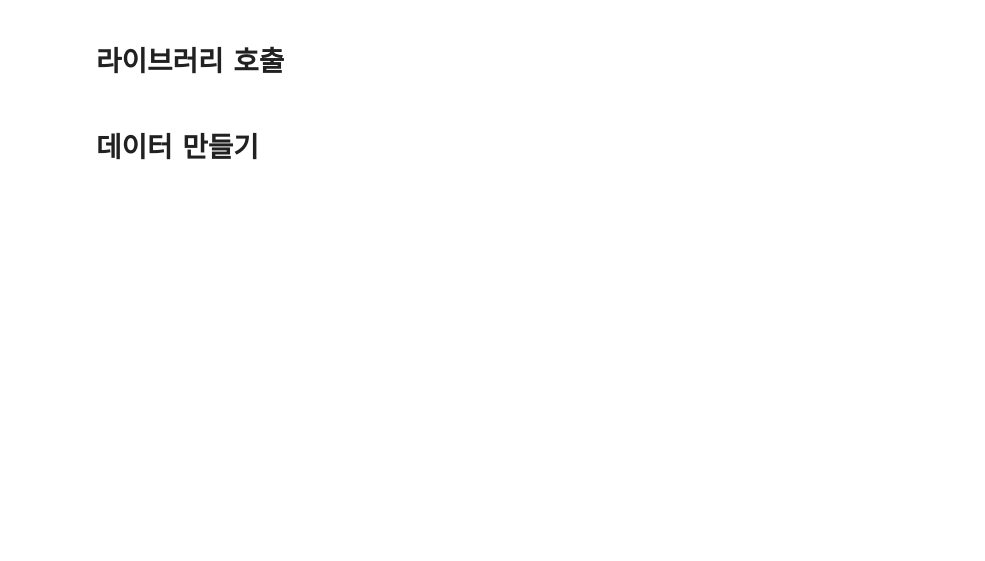
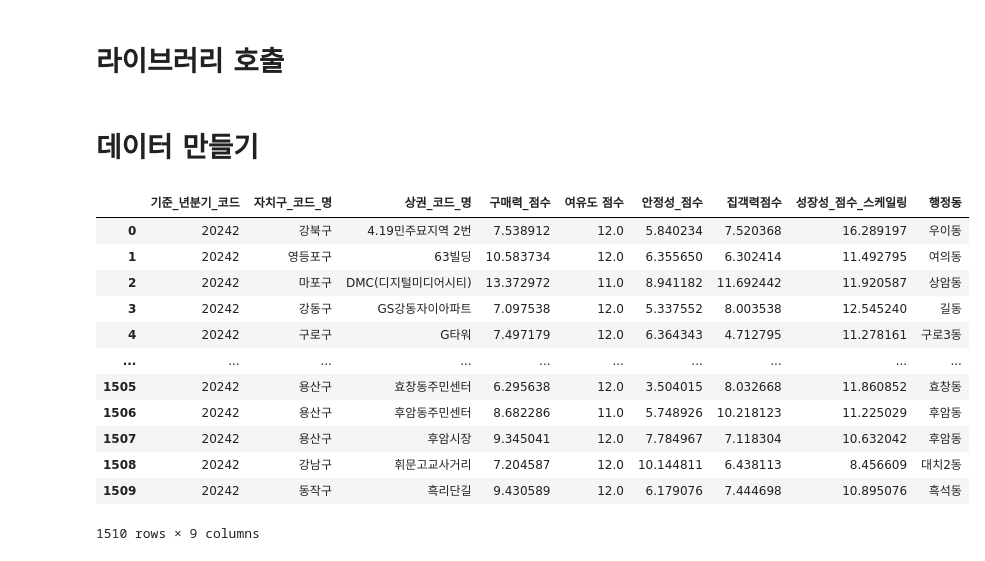
Before and after one commit to medici-bda10-sda/sda.final.project, a Jupyter notebook: 대시보드용 점수만들기.ipynb, the cells around one changed output. Cells and saved outputs as stored; diff of their text form; code cells hidden in the pictures; blank space fills up the shorter version.

```diff
--- a/대시보드용 점수만들기.ipynb
+++ b/대시보드용 점수만들기.ipynb
@@ -7,17 +7,45 @@ import numpy as np
 # 데이터 만들기
 # %%
 # 데이터 호출
-# df_growth = pd.read_csv() #성장성
+df_growth = pd.read_csv(r"C:\Users\dlwlg\Desktop\final\상권지수\성장성점수.csv") #성장성
 df_purchase = pd.read_csv("C:/Users/dlwlg/Desktop/final/상권지수/구매력점수.csv")# 구매력
-# df_attractive = pd.read_csv()# 집객력
-# df_stability = pd.read_csv()#안정성
-df_saturation = pd.read_csv('C:/Users/dlwlg/Desktop/final/상권지수/최종포화도점수ver2.csv', encoding='cp949') #포화도
+df_attractive = pd.read_csv(r"C:\Users\dlwlg\Desktop\final\상권지수\집객력점수.csv")# 집객력
+df_stability = pd.read_csv(r"C:\Users\dlwlg\Desktop\final\상권지수\매출변수_20192_안정성_점수_추가_프로토타입.csv")#안정성
+df_saturation = pd.read_csv('C:/Users/dlwlg/Desktop/final/상권지수/여유도 점수 ver2.csv', encoding='cp949') #포화도
+df_place = pd.read_csv(r"C:\Users\dlwlg\Desktop\final\merge.csv", encoding='cp949')
+# %%
+# 집객력 csv 기준년분기코드 수정
+df_attractive['year'] = pd.to_datetime(df_attractive['기준_년분기_코드'])  # 날짜 타입 변환
+df_attractive['기준_년분기_코드'] = df_attractive['year'].dt.year.astype(str) + df_attractive['year'].dt.quarter.astype(str)
+df_attractive.drop(columns='year', inplace=True)
+df_attractive['기준_년분기_코드'] = df_attractive['기준_년분기_코드'].astype(int)
 # %%
 # 데이터 병합
-df = pd.merge(df_growth, df_purchase, on=['기준_년분기_코드','상권_코드_명'], how='left')
-df = pd.merge(df, df_stability, on=['기준_년분기_코드','상권_코드_명'], how='left')
+df = pd.merge(df_purchase, df_saturation, on=['기준_년분기_코드','상권_코드_명'], how='left')
+df = pd.merge(df, df_stability[['기준_년분기_코드','상권_코드_명','안정성_점수']], on=['기준_년분기_코드','상권_코드_명'], how='left')
 df = pd.merge(df, df_attractive, on=['기준_년분기_코드','상권_코드_명'], how='left')
-df = pd.merge(df, df_saturation, on=['기준_년분기_코드','상권_코드_명'], how='left')
+df = pd.merge(df, df_growth, on=['기준_년분기_코드','상권_코드_명'], how='left')
+df = pd.merge(df, df_place[['상권_코드_명','행정동']], on='상권_코드_명', how='left')
 
 # 20242 데이터만 get
-final_df= df[df['기준_년분기_코드']==20242]
+final_df= df[df['기준_년분기_코드']==20242].reset_index()
+
+# 필요없는 칼럼 제외
+final_df.drop(columns='index',inplace=True)
+
+# 데이터 확인
+final_df
+# %% [output]
+|  | 기준_년분기_코드 | 자치구_코드_명 | 상권_코드_명 | 구매력_점수 | 여유도 점수 | 안정성_점수 | 집객력점수 | 성장성_점수_스케일링 | 행정동 |
+| 0 | 20242 | 강북구 | 4.19민주묘지역 2번 | 7.538912 | 12.0 | 5.840234 | 7.520368 | 16.289197 | 우이동 |
+| 1 | 20242 | 영등포구 | 63빌딩 | 10.583734 | 12.0 | 6.355650 | 6.302414 | 11.492795 | 여의동 |
+| 2 | 20242 | 마포구 | DMC(디지털미디어시티) | 13.372972 | 11.0 | 8.941182 | 11.692442 | 11.920587 | 상암동 |
+| 3 | 20242 | 강동구 | GS강동자이아파트 | 7.097538 | 12.0 | 5.337552 | 8.003538 | 12.545240 | 길동 |
+| 4 | 20242 | 구로구 | G타워 | 7.497179 | 12.0 | 6.364343 | 4.712795 | 11.278161 | 구로3동 |
+| ... | ... | ... | ... | ... | ... | ... | ... | ... | ... |
+| 1505 | 20242 | 용산구 | 효창동주민센터 | 6.295638 | 12.0 | 3.504015 | 8.032668 | 11.860852 | 효창동 |
+| 1506 | 20242 | 용산구 | 후암동주민센터 | 8.682286 | 11.0 | 5.748926 | 10.218123 | 11.225029 | 후암동 |
+| 1507 | 20242 | 용산구 | 후암시장 | 9.345041 | 12.0 | 7.784967 | 7.118304 | 10.632042 | 후암동 |
+| 1508 | 20242 | 강남구 | 휘문고교사거리 | 7.204587 | 12.0 | 10.144811 | 6.438113 | 8.456609 | 대치2동 |
+| 1509 | 20242 | 동작구 | 흑리단길 | 9.430589 | 12.0 | 6.179076 | 7.444698 | 10.895076 | 흑석동 |
+1510 rows × 9 columns
```
Also changed, not shown: parts of 6 cells of this notebook, 2 other files.
